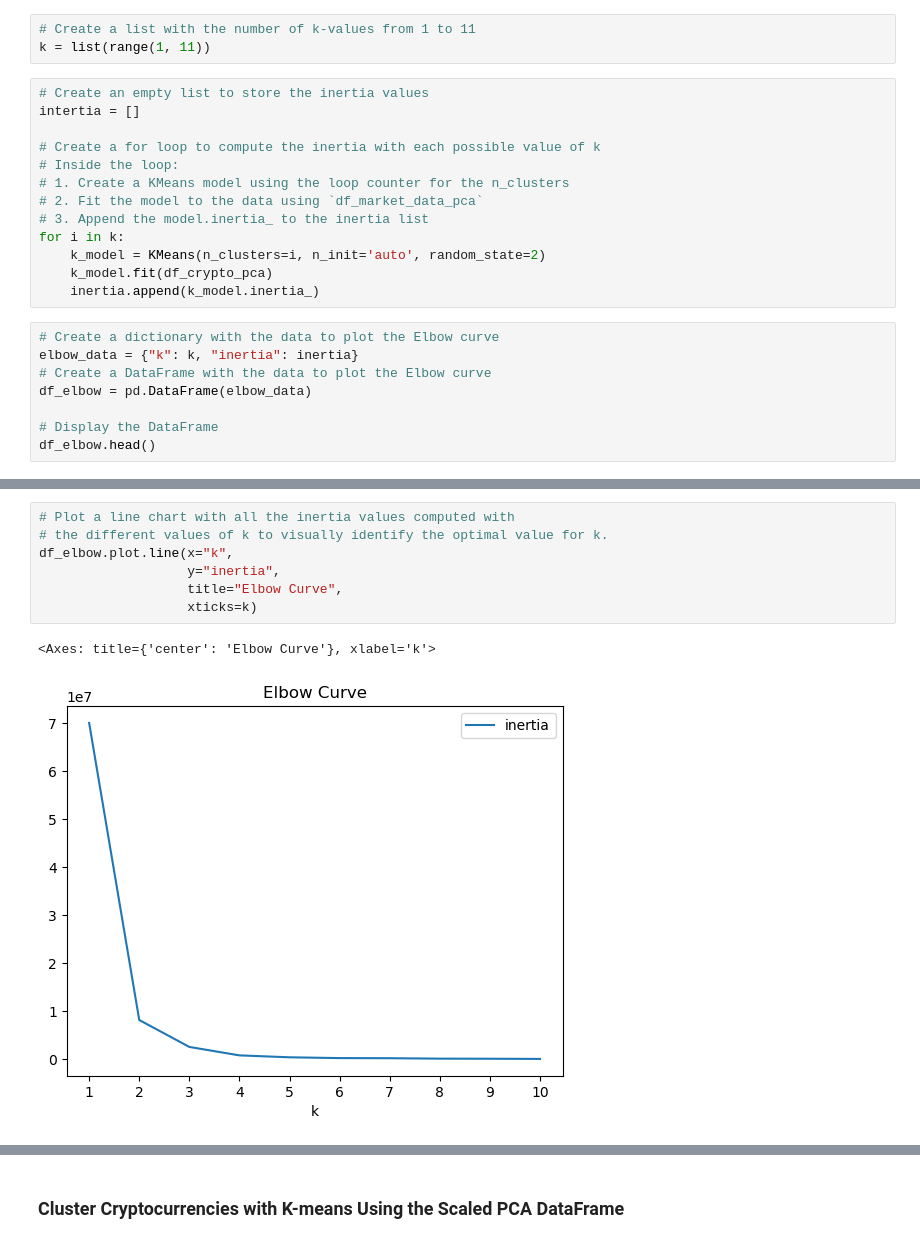
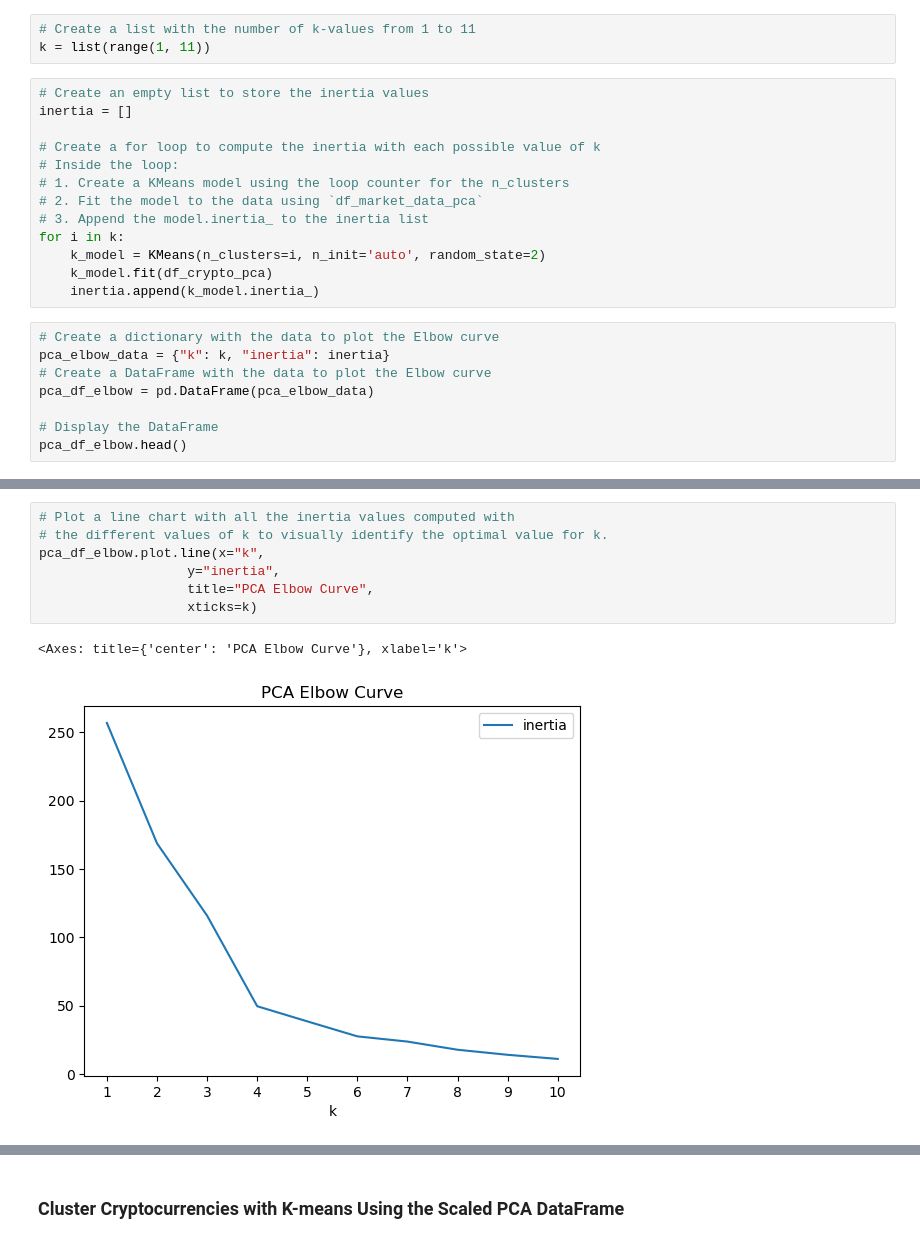
Before and after one commit to Nathan-Savage/CryptoClustering, a Jupyter notebook: Crypto_Clustering_starter_code.ipynb, the cells around one changed output, grey strips where cells are left out. Drawn from its saved outputs; the diff is of its cells as text.

```diff
--- a/Crypto_Clustering_starter_code.ipynb
+++ b/Crypto_Clustering_starter_code.ipynb
@@ -274,7 +275,7 @@ df_crypto_pca
 k = list(range(1, 11))
 # %%
 # Create an empty list to store the inertia values
-intertia = []
+inertia = []
 
 # Create a for loop to compute the inertia with each possible value of k
 # Inside the loop:
@@ -287,10 +288,10 @@ for i in k:
     inertia.append(k_model.inertia_)
 # %%
 # Create a dictionary with the data to plot the Elbow curve
-elbow_data = {"k": k, "inertia": inertia}
+pca_elbow_data = {"k": k, "inertia": inertia}
 # Create a DataFrame with the data to plot the Elbow curve
-df_elbow = pd.DataFrame(elbow_data)
+pca_df_elbow = pd.DataFrame(pca_elbow_data)
 
 # Display the DataFrame
-df_elbow.head()
+pca_df_elbow.head()
 # %% [output]
@@ -298,13 +304,13 @@ ValueError: All arrays must be of the same length
 # %%
 # Plot a line chart with all the inertia values computed with
 # the different values of k to visually identify the optimal value for k.
-df_elbow.plot.line(x="k",
+pca_df_elbow.plot.line(x="k",
                    y="inertia",
-                   title="Elbow Curve",
+                   title="PCA Elbow Curve",
                    xticks=k)
 # %% [output]
-<Axes: title={'center': 'Elbow Curve'}, xlabel='k'>
+<Axes: title={'center': 'PCA Elbow Curve'}, xlabel='k'>
-[figure, old version]
+[figure, new version]
 # %% [markdown]
 #### Answer the following questions:
 
```
Also changed, not shown: parts of 11 cells of this notebook, 1 other file.
